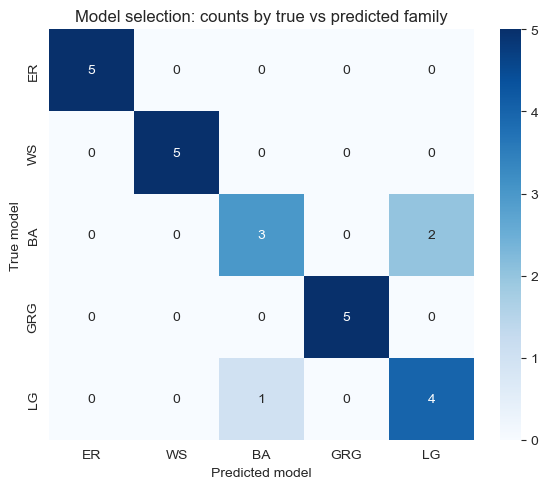
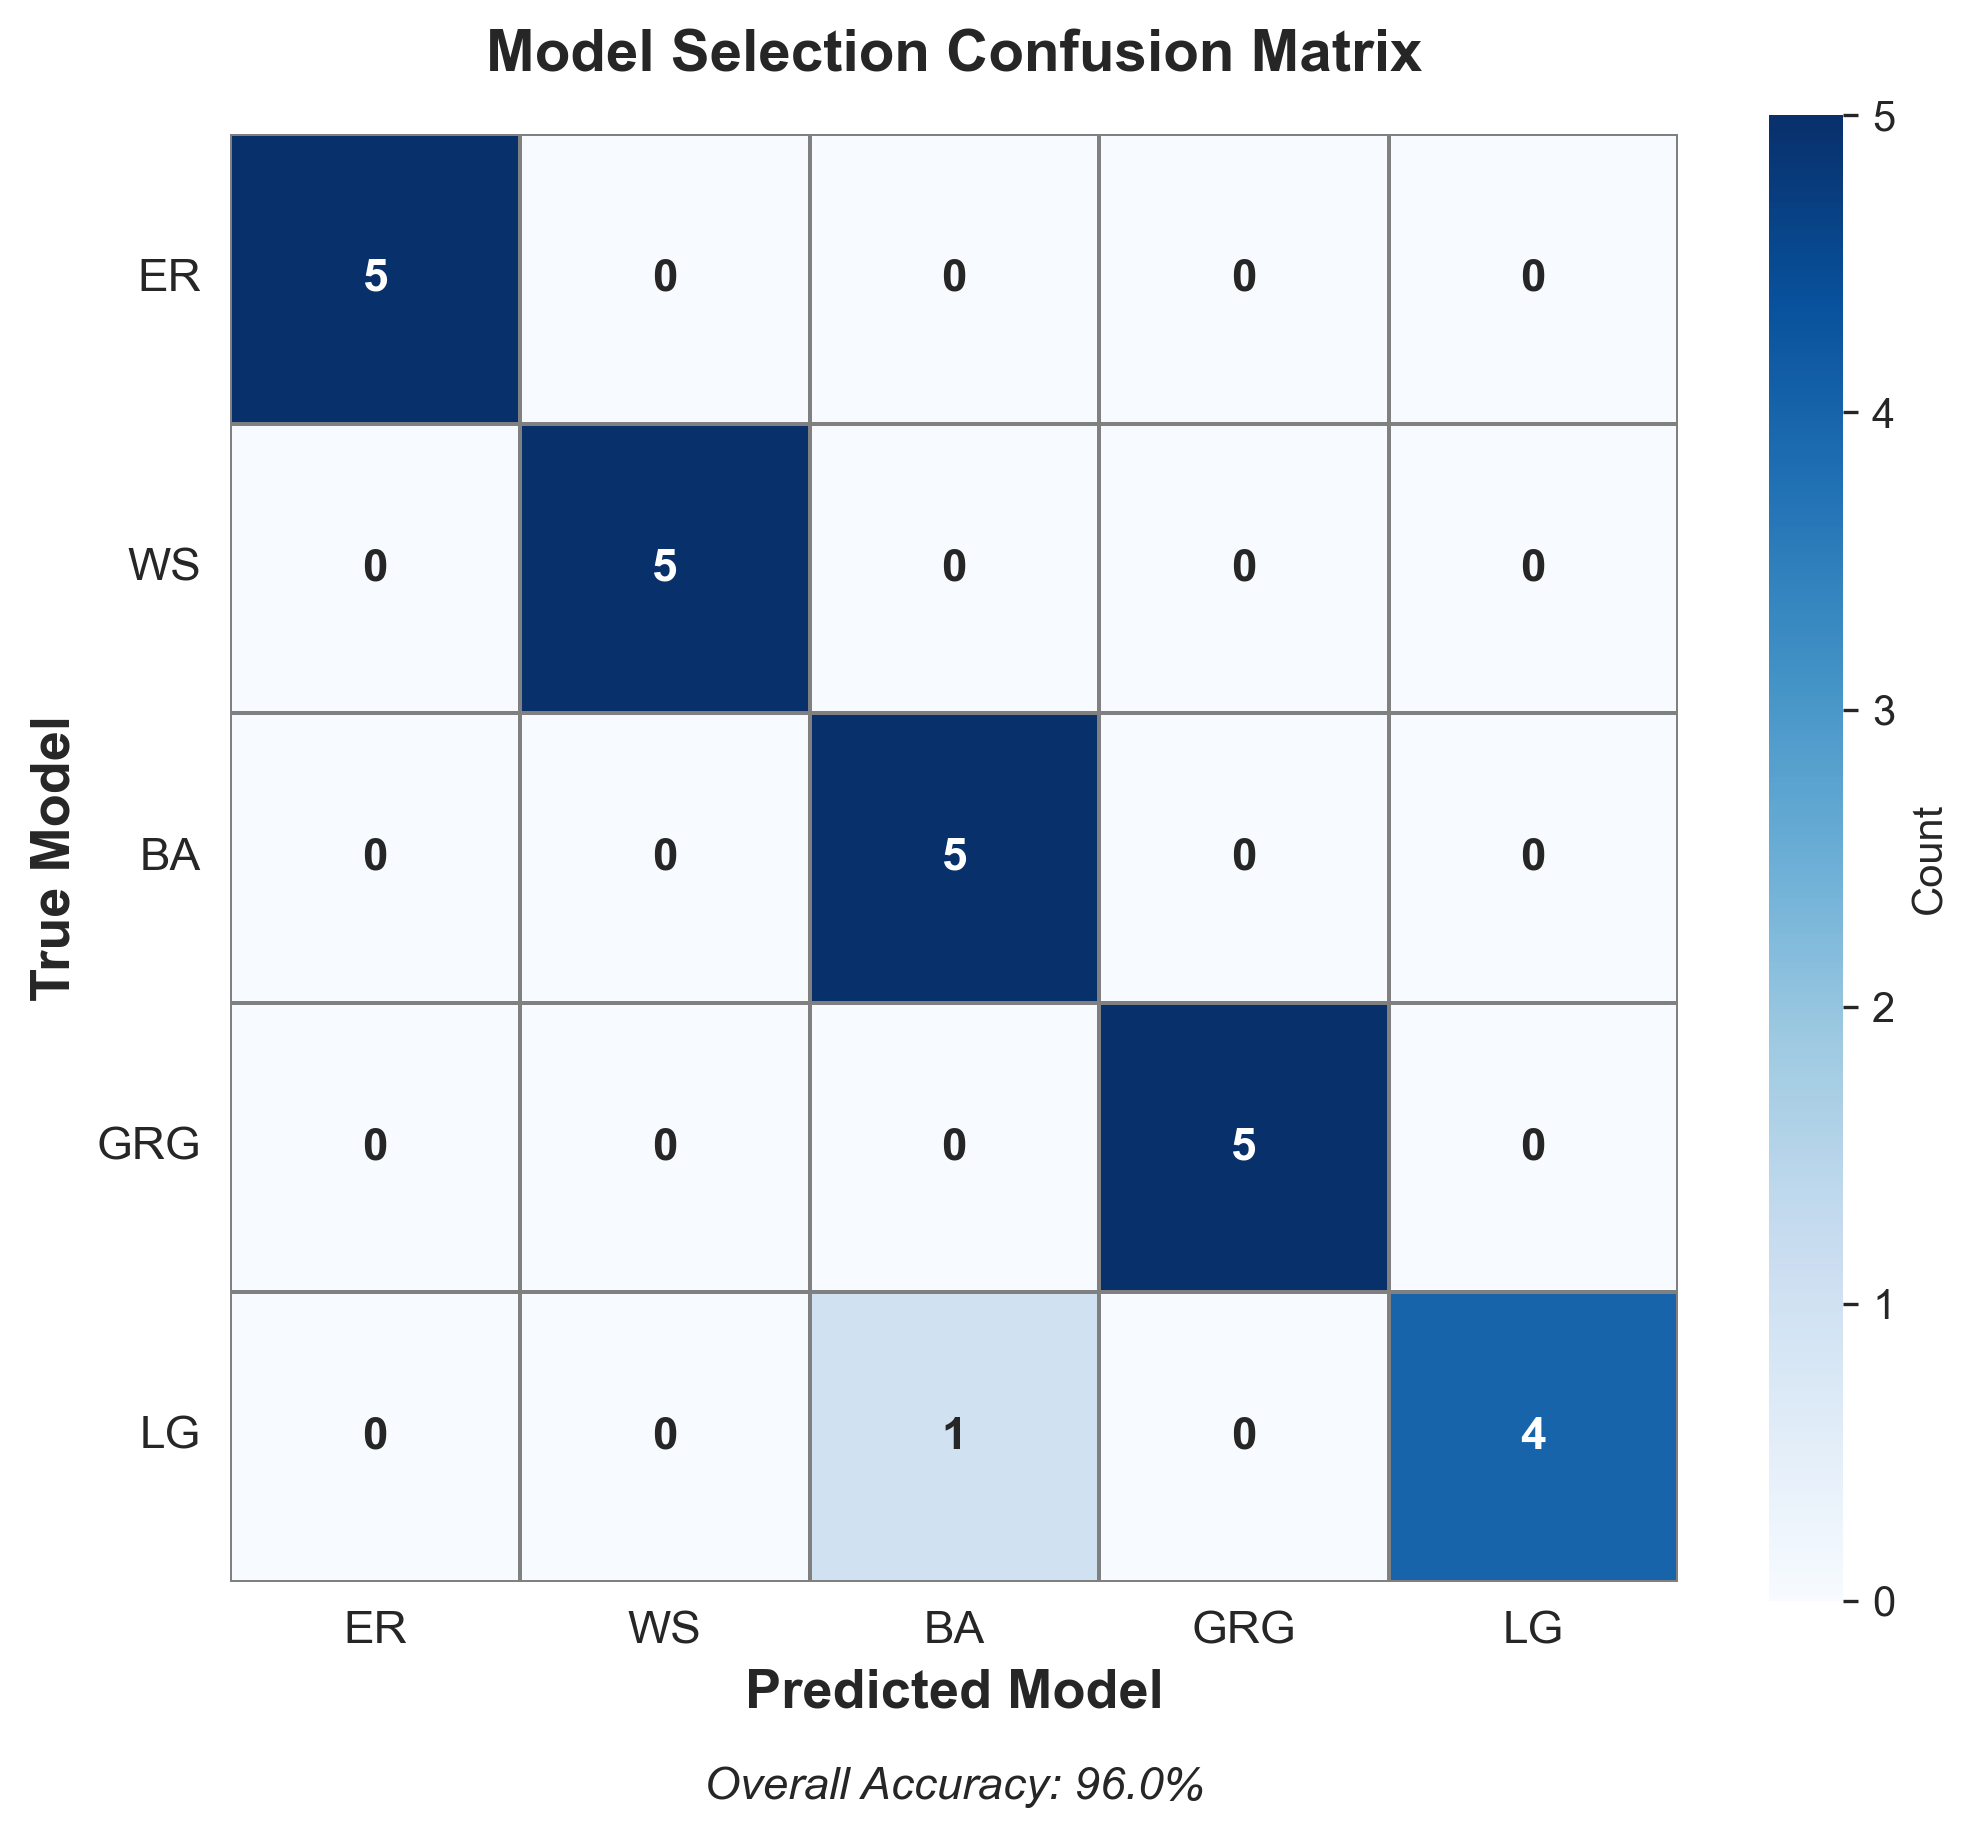
The change to this notebook cell's code, shown as a diff; its figure went from the first image to the second:
--- before
+++ after
@@ -1,9 +1,46 @@
 # Visualize confusion matrix
-cm = results.groupby(['true','pred']).size().unstack(fill_value=0).reindex(index=FAMILIES.keys(), columns=['ER','WS','BA','GRG','LG'], fill_value=0)
-plt.figure(figsize=(6,5))
-sns.heatmap(cm, annot=True, fmt='d', cmap='Blues')
-plt.title('Model selection: counts by true vs predicted family')
-plt.ylabel('True model')
-plt.xlabel('Predicted model')
+cm = results.groupby(['true','pred']).size().unstack(fill_value=0).reindex(
+    index=FAMILIES.keys(), 
+    columns=['ER','WS','BA','GRG','LG'], 
+    fill_value=0
+)
+
+# Create publication-quality figure
+fig, ax = plt.subplots(figsize=(7, 6), dpi=300)
+
+# Use a more professional colormap and styling
+sns.heatmap(
+    cm, 
+    annot=True, 
+    fmt='d', 
+    cmap='Blues',
+    cbar_kws={'label': 'Count'},
+    linewidths=0.5,
+    linecolor='gray',
+    square=True,
+    ax=ax,
+    annot_kws={'fontsize': 11, 'weight': 'bold'}
+)
+
+# Set labels with proper formatting
+ax.set_ylabel('True Model', fontsize=13, weight='bold')
+ax.set_xlabel('Predicted Model', fontsize=13, weight='bold')
+ax.set_title('Model Selection Confusion Matrix', fontsize=14, weight='bold', pad=15)
+
+# Improve tick labels
+ax.set_xticklabels(ax.get_xticklabels(), rotation=0, ha='center', fontsize=11)
+ax.set_yticklabels(ax.get_yticklabels(), rotation=0, va='center', fontsize=11)
+
+# Add accuracy annotation
+accuracy_text = f'Overall Accuracy: {acc:.1%}'
+ax.text(
+    0.5, -0.15, 
+    accuracy_text, 
+    transform=ax.transAxes,
+    ha='center',
+    fontsize=11,
+    style='italic'
+)
+
 plt.tight_layout()
 plt.show()

Commit: new simulations